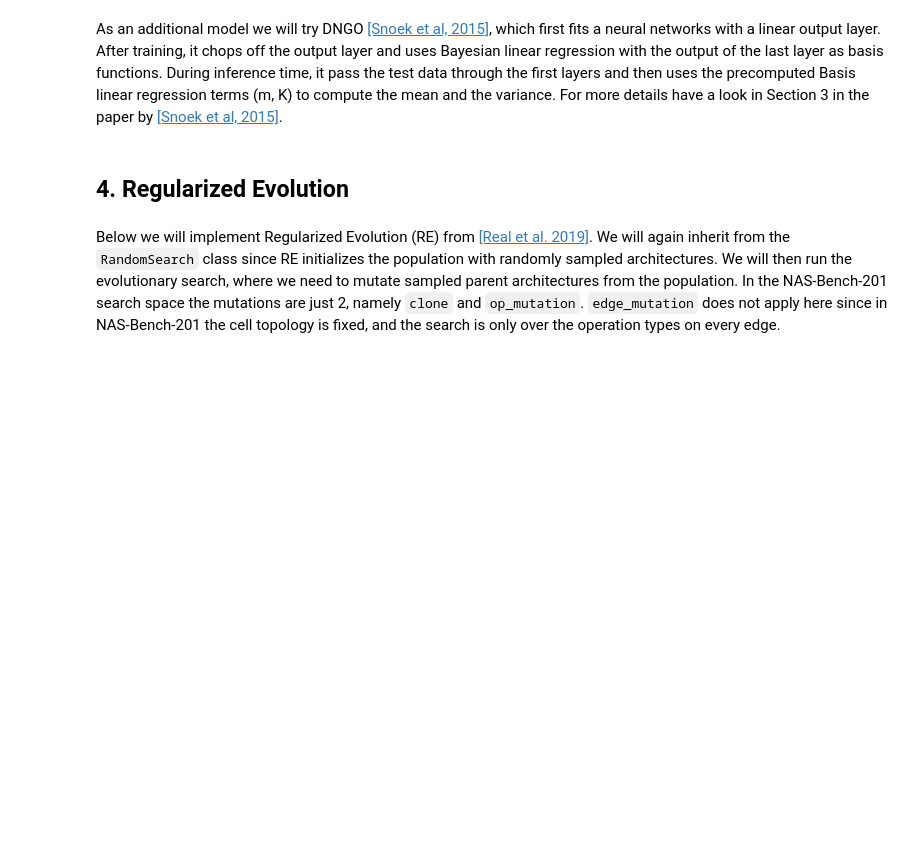
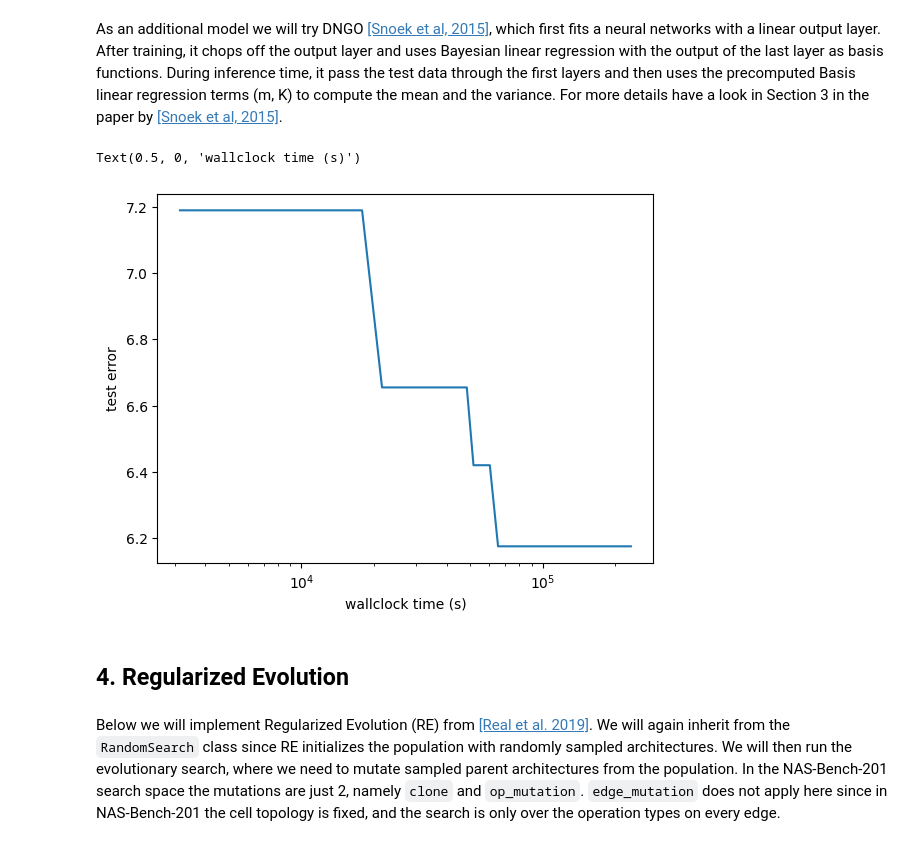
Before and after one commit to abwerby/DeepLearningLab, a Jupyter notebook: autoML/automl_1.ipynb, the cells around one changed output. Saved outputs shown, nothing was run; the diff lists cells and outputs as text; code cells hidden in the pictures; blank space fills up the shorter version.

```diff
--- a/autoML/automl_1.ipynb
+++ b/autoML/automl_1.ipynb
@@ -264,6 +292,7 @@ During inference time, it pass the test data through the first layers and then u
 import torch
 import torch.nn as nn
 import torch.optim as optim
+from sklearn.linear_model import BayesianRidge
 
 class Net(nn.Module):
     def __init__(self, n_inputs, n_units=50):
@@ -295,40 +324,60 @@ class DNGO(object):
         self.device = torch.device(device_name)
         batch_size = 32
         learning_rate = 1e-4
 
         # TODO: instantiate the neural network
-        raise NotImplementedError
+        net = Net(X.shape[1]).to(self.device)
 
         # TODO: implement the training loop. Use the MSE loss and Adam optimizer
-        raise NotImplementedError
+        criterion = nn.MSELoss()
+        optimizer = optim.Adam(net.parameters(), lr=learning_rate)
+        X = torch.tensor(X, dtype=torch.float32, device=self.device)
+        y = torch.tensor(y, dtype=torch.float32, device=self.device)
+        for epoch in range(num_epochs):
+            optimizer.zero_grad()
+            output = net(torch.tensor(X, dtype=torch.float32, device=self.device))
+            loss = criterion(output, torch.tensor(y, dtype=torch.float32, device=self.device))
+            loss.backward()
+            optimizer.step()
 
         # Hyperparameters for the Bayesian linear regression.
         # Note: in the paper they sample \alpha an \beta from the marginal log-likelihood
         # However, for simplicity, we keep them fix
         self.alpha = 1E-3
         self.beta = 1000
 
         # TODO: compute the Bayesian linear regression terms
-        raise NotImplementedError
+        self.net = net
+        basis_funcs = net.basis_funcs(X)
+        self.basis_funcs = basis_funcs
+        self.reg = BayesianRidge(alpha_1=self.alpha, lambda_1=self.beta)
+        self.reg.fit(basis_funcs.cpu().detach().numpy(), y.cpu().detach().numpy())
+
+
+
+
 
     def predict(self, X: np.ndarray) -> Tuple[np.ndarray, np.ndarray]:
 
         # TODO: extract the basis functions
-        raise NotImplementedError
+        X = torch.tensor(X, dtype=torch.float32, device=self.device)
+        basis_funcs = self.net.basis_funcs(X)
 
         # TODO: compute the mean and the variance based on the Bayesian linear regression terms
-        raise NotImplementedError
-
-        return mean, variance
+        mean, std = self.reg.predict(basis_funcs.cpu().detach().numpy(), return_std=True)
+        return mean, std**2
 
 
 opt = BayesianOptimization(benchmark=b, n_iters=100, n_init=20)
 opt.run(model=DNGO, acquisition_function=ei)
 
 plt.plot(opt.total_time, opt.incumbent_trajectory_error)
 plt.xscale('log')
 plt.ylabel("test error")
 plt.xlabel("wallclock time (s)")
+# %% [output]
+Text(0.5, 0, 'wallclock time (s)')
+[figure, added]
 # %% [markdown]
 ## 4. Regularized Evolution
 # %% [markdown]
```
Also changed, not shown: parts of 5 cells of this notebook.
